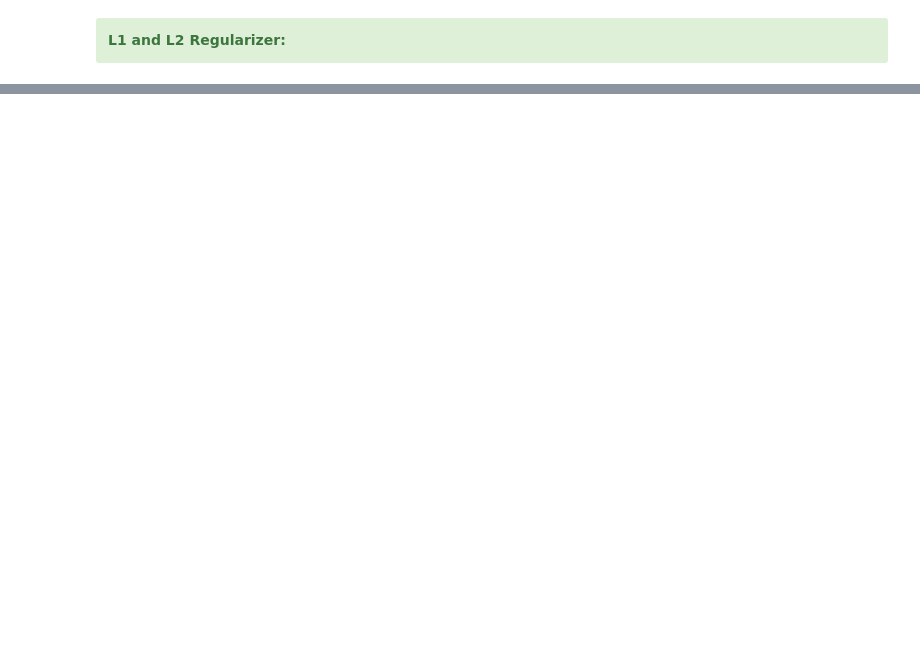
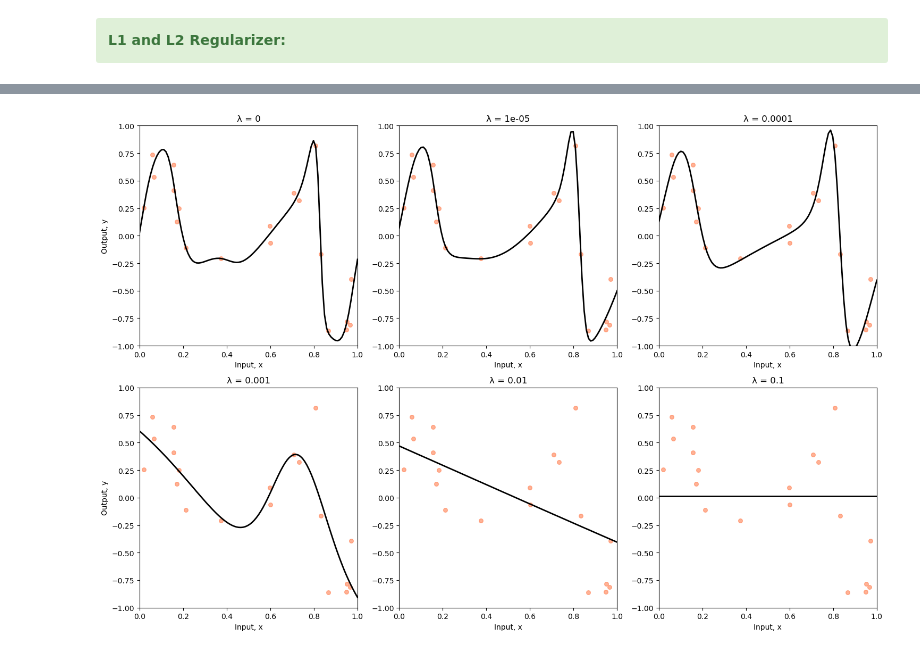
Before and after one commit to Ishaan-Ansari/Deep-Learning-from-scratch, a Jupyter notebook: 02-optimization-and-regularization/01-weight-decay/01_weight_decay.ipynb, the cells around one changed output, grey strips where cells are left out. Drawn from its saved outputs; the diff is of its cells as text; code cells hidden in the pictures; blank space fills up the shorter version.

Commit message:
plotted graph for multiple lambdas

```diff
--- a/02-optimization-and-regularization/01-weight-decay/01_weight_decay.ipynb
+++ b/02-optimization-and-regularization/01-weight-decay/01_weight_decay.ipynb
@@ -155,10 +109,0 @@ class Loss:
-# %%
-# Calculate loss from output of activation2 (softmax activation)
-data_loss = loss_function.forward(activation2.output, y)
-
-# Calculate regularization penalty
-regularization_loss = loss_function.regularization(dense1) + \
-                      loss_function.regularization(dense2)
-
-# Calculate overall loss
-loss = data_loss + regularization_loss
@@ -286,0 +110,84 @@ class Loss:
+# %%
+import numpy as np
+import matplotlib.pyplot as plt
+import torch
+import torch.nn as nn
+import torch.optim as optim
+
+
+np.random.seed(42)
+
+x_close = np.random.uniform(0, 1, 15)
+y_close = 0.5 * np.sin(4 * np.pi * x_close) + 0.5 * np.sin(6 * np.pi * x_close) + np.random.normal(0, 0.1, 15)
+
+
+x_far = np.random.uniform(0, 1, 5)
+y_far = 0.5 * np.sin(4 * np.pi * x_far) + 0.5 * np.sin(6 * np.pi * x_far) + np.random.normal(0, 0.5, 5)
+
+
+x = np.concatenate([x_close, x_far])
+y = np.concatenate([y_close, y_far])
+
+
+x_tensor = torch.FloatTensor(x).view(-1, 1)
+y_tensor = torch.FloatTensor(y).view(-1, 1)
+
+class Net(nn.Module):
+    def __init__(self):
+        super(Net, self).__init__()
+        self.fc1 = nn.Linear(1, 50)
+        self.fc2 = nn.Linear(50, 50)
+        self.fc3 = nn.Linear(50, 1)
+
+    def forward(self, x):
+        x = torch.tanh(self.fc1(x))
+        x = torch.tanh(self.fc2(x))
+        x = self.fc3(x)
+        return x
+
+# Training function
+def train(model, x, y, optimizer, criterion, epochs=1000, l2_lambda=0):
+    for epoch in range(epochs):
+        optimizer.zero_grad()
+        outputs = model(x)
+        loss = criterion(outputs, y)
+
+        if l2_lambda > 0:
+            l2_reg = sum(param.pow(2.0).sum() for param in model.parameters())
+            loss += l2_lambda * l2_reg
+
+        loss.backward()
+        optimizer.step()
+
+# Function to plot results
+def plot_results(ax, x, y, model, lambda_val):
+    x_cont = torch.linspace(0, 1, 100).view(-1, 1)
+    y_pred = model(x_cont).detach().numpy()
+
+
+    ax.scatter(x, y, color='coral', alpha=0.6, s=30)
+    ax.plot(x_cont, y_pred, color='black', linewidth=2)
+    ax.set_ylim(-1, 1)
+    ax.set_xlim(0, 1)
+    ax.set_title(f'λ = {lambda_val}')
+    ax.set_xlabel('Input, x')
+    if ax.get_subplotspec().is_first_col():
+        ax.set_ylabel('Output, y')
+
+lambda_values = [0, 1e-5, 0.0001, 0.001, 0.01, 0.1]
+
+fig, axs = plt.subplots(2, 3, figsize=(15, 10))
+axs = axs.ravel()
+
+for i, l2_lambda in enumerate(lambda_values):
+    model = Net()
+    criterion = nn.MSELoss()
+    optimizer = optim.Adam(model.parameters(), lr=0.01)
+
+    train(model, x_tensor, y_tensor, optimizer, criterion, l2_lambda=l2_lambda)
+    plot_results(axs[i], x, y, model, l2_lambda)
+
+plt.tight_layout()
+plt.show()
+# %% [output]
+[figure, added]
```
Also changed, not shown: parts of 13 cells of this notebook.
